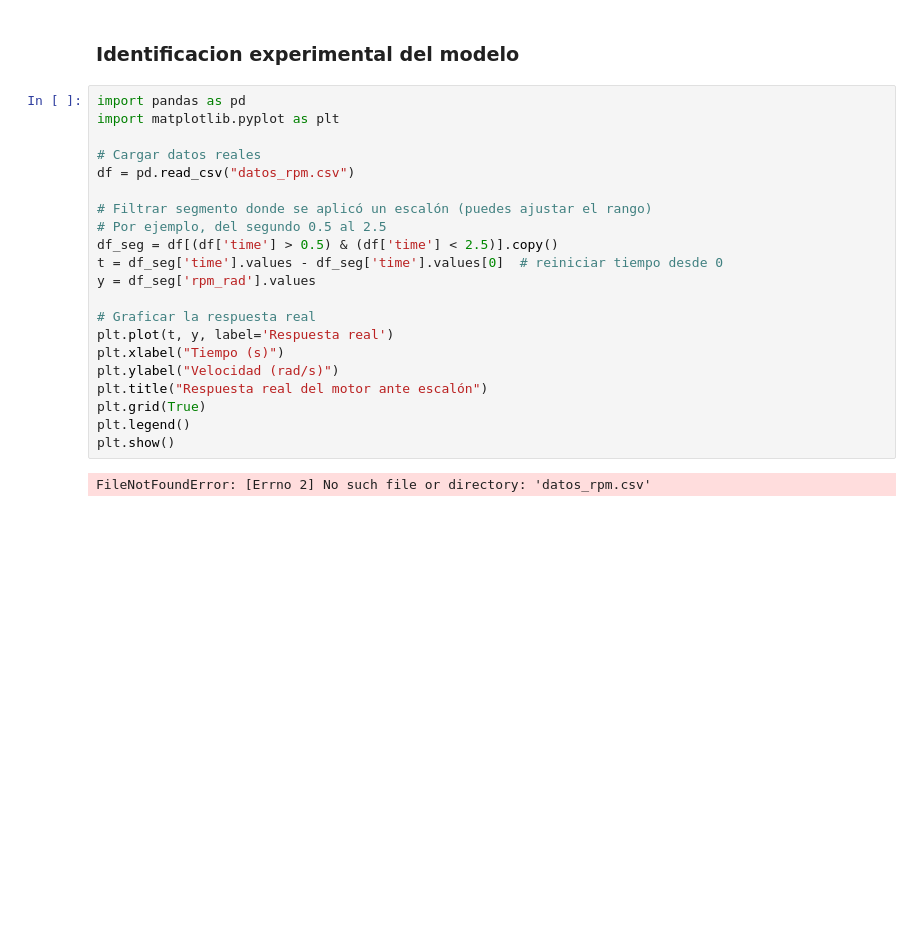
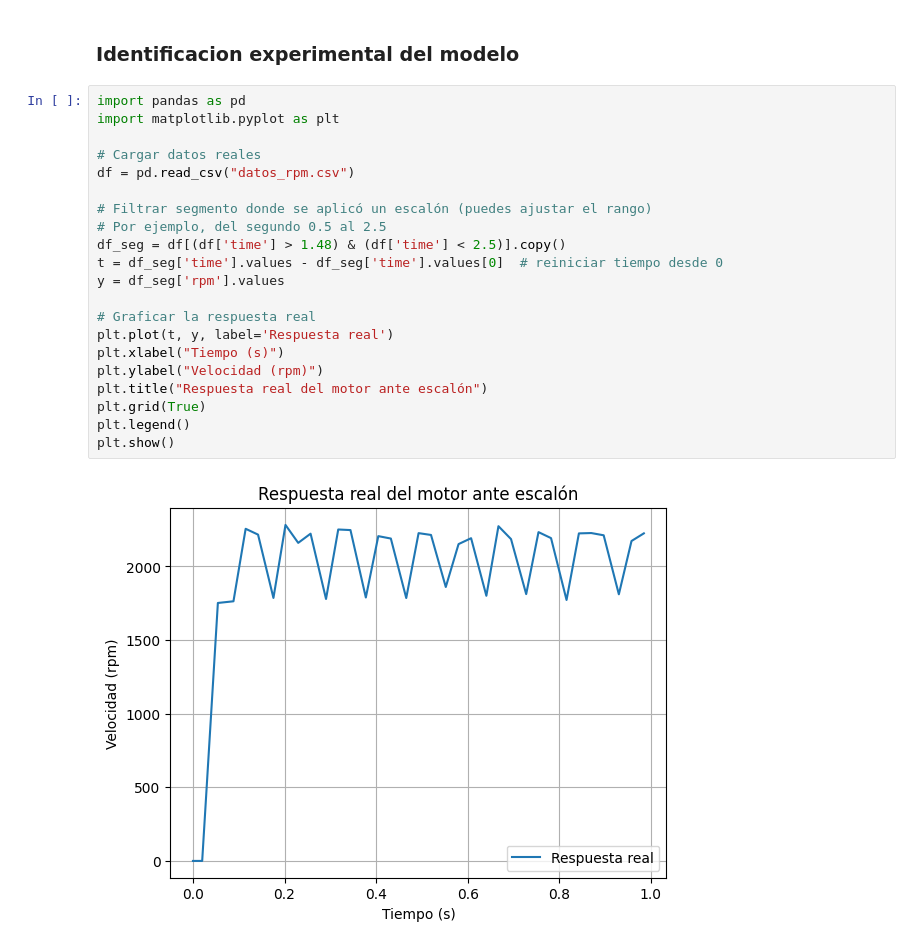
Before and after one commit to jbcgames/Trabajo-final-control, a Jupyter notebook: Resultados.ipynb, the cells around one changed output. Drawn from its saved outputs; the diff is of its cells as text; blank space fills up the shorter version.

```diff
--- a/Resultados.ipynb
+++ b/Resultados.ipynb
@@ -92,23 +92,23 @@ D = [[0.]]
 # %%
 import pandas as pd
 import matplotlib.pyplot as plt
 
 # Cargar datos reales
 df = pd.read_csv("datos_rpm.csv")
 
 # Filtrar segmento donde se aplicó un escalón (puedes ajustar el rango)
 # Por ejemplo, del segundo 0.5 al 2.5
-df_seg = df[(df['time'] > 0.5) & (df['time'] < 2.5)].copy()
+df_seg = df[(df['time'] > 1.48) & (df['time'] < 2.5)].copy()
 t = df_seg['time'].values - df_seg['time'].values[0]  # reiniciar tiempo desde 0
-y = df_seg['rpm_rad'].values
+y = df_seg['rpm'].values
 
 # Graficar la respuesta real
 plt.plot(t, y, label='Respuesta real')
 plt.xlabel("Tiempo (s)")
-plt.ylabel("Velocidad (rad/s)")
+plt.ylabel("Velocidad (rpm)")
 plt.title("Respuesta real del motor ante escalón")
 plt.grid(True)
 plt.legend()
 plt.show()
 # %% [output]
-FileNotFoundError: [Errno 2] No such file or directory: 'datos_rpm.csv'
+[figure, added]
```
Also changed, not shown: parts of 33 cells of this notebook, 6 other files.
